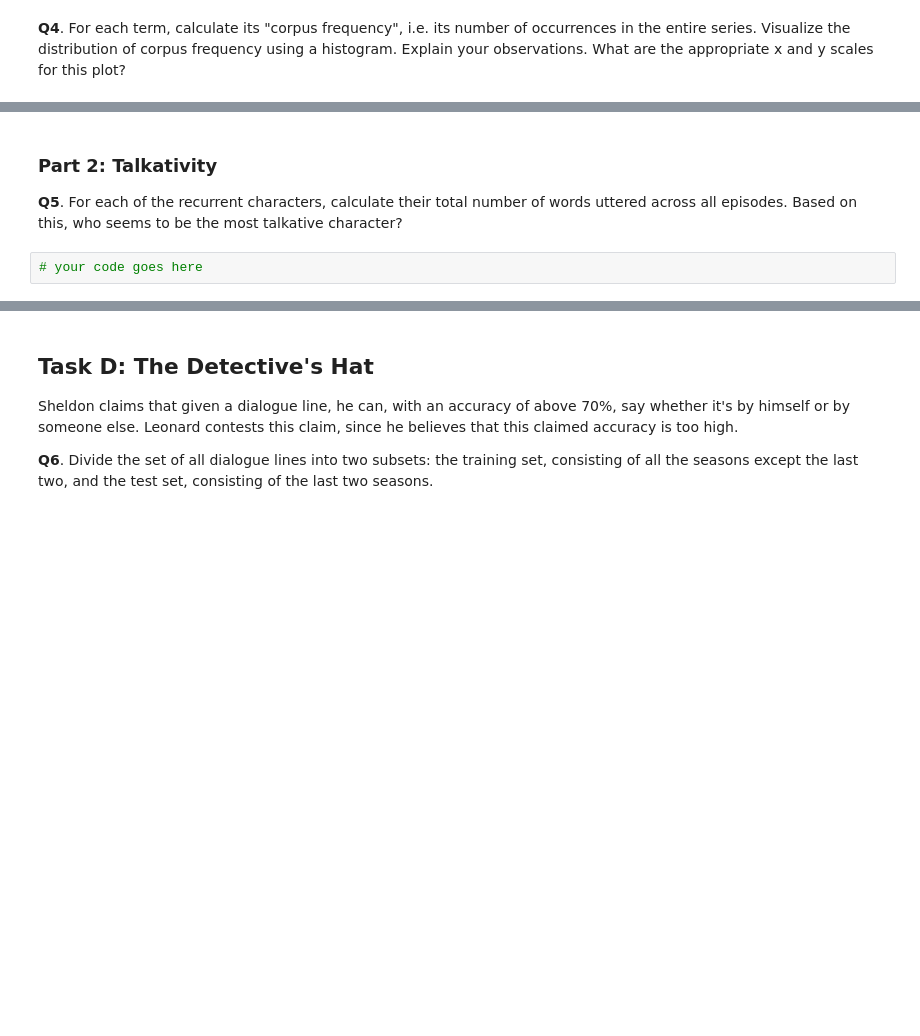
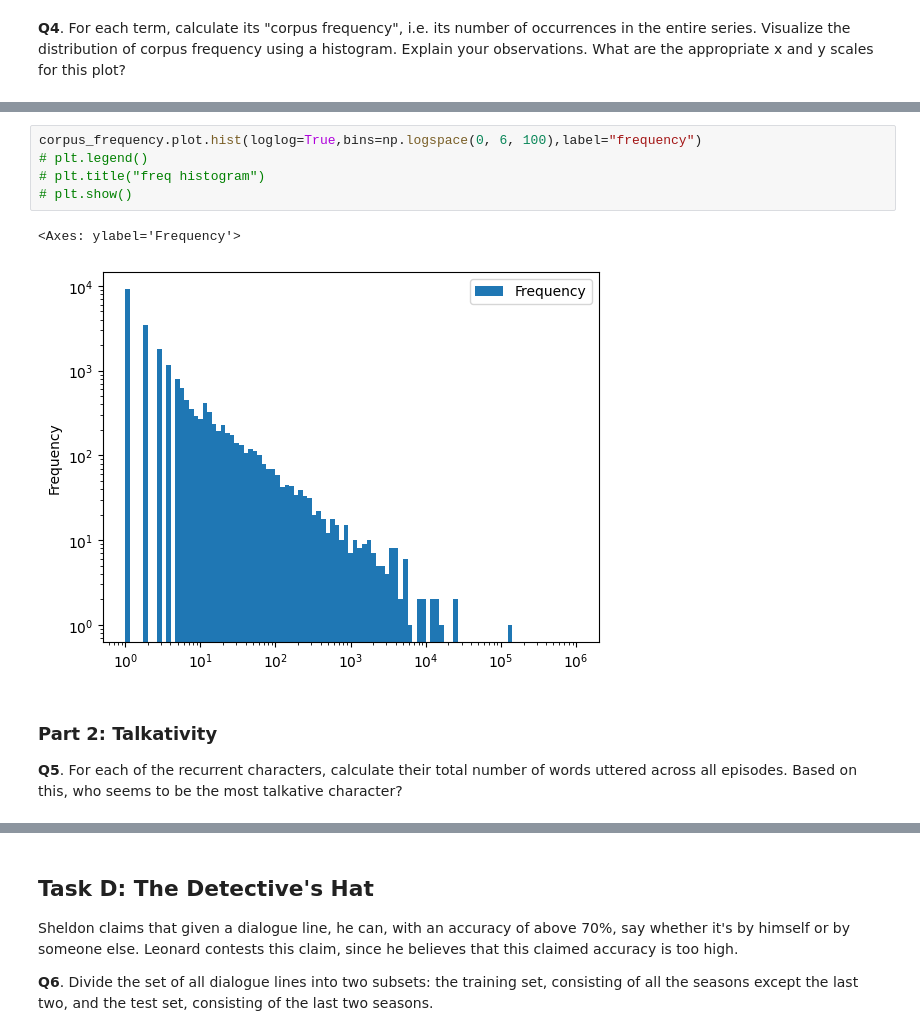
Before and after one commit to Lycharr/2025, a Jupyter notebook: Exercises/09 - Handing text/Handling_text_exercise_2.ipynb, the cells around one changed output, grey strips where cells are left out. Drawn from its saved outputs; the diff is of its cells as text; blank space fills up the shorter version.

```diff
--- a/Exercises/09 - Handing text/Handling_text_exercise_2.ipynb
+++ b/Exercises/09 - Handing text/Handling_text_exercise_2.ipynb
@@ -177,5 +221,11 @@ corpus_frequency.head()
+# %%
+corpus_frequency.plot.hist(loglog=True,bins=np.logspace(0, 6, 100),label="frequency")
+# plt.legend()
+# plt.title("freq histogram")
+# plt.show()
+# %% [output]
+<Axes: ylabel='Frequency'>
+[figure, added]
 # %% [markdown]
 ### Part 2: Talkativity
 **Q5**. For each of the recurrent characters, calculate their total number of words uttered across all episodes. Based on this, who seems to be the most talkative character?
-# %%
-# your code goes here
```
Also changed, not shown: parts of 15 cells of this notebook, 1 other file.
